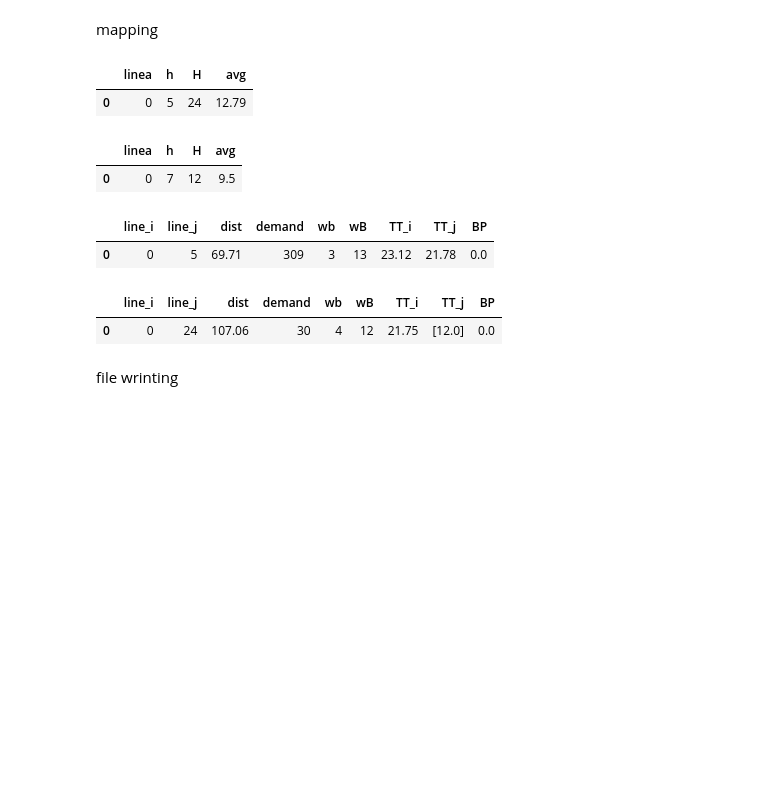
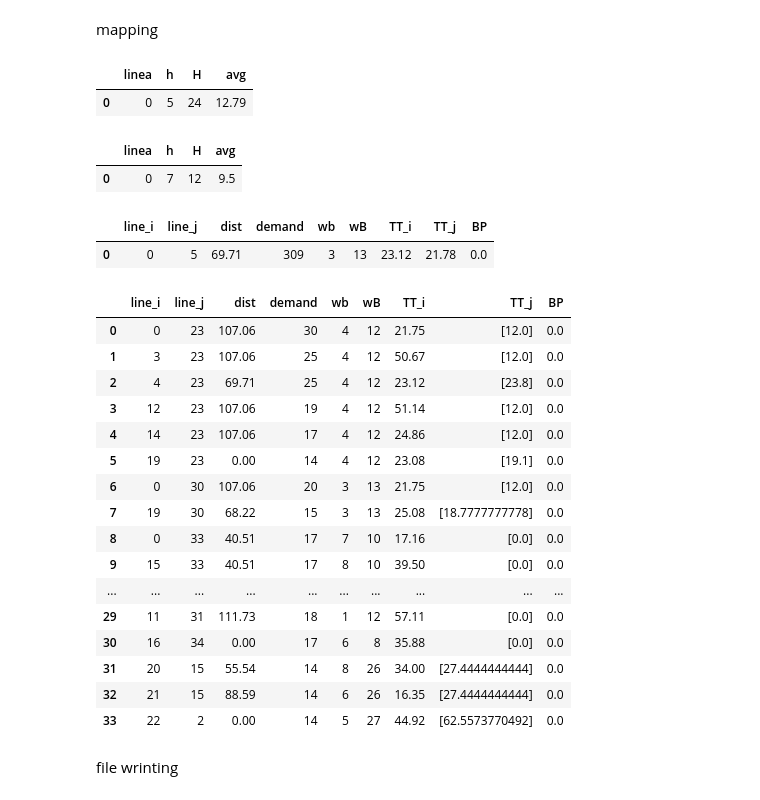
Before and after one commit to jonathan-murana/bus-generator, a Jupyter notebook: bus.ipynb, the cells around one changed output. Drawn from its saved outputs; the diff is of its cells as text; code cells hidden in the pictures; blank space fills up the shorter version.

```diff
--- a/bus.ipynb
+++ b/bus.ipynb
@@ -584,0 +544,17 @@ display(points_1200_1400.head(100))
+# %%
+def filter_out_of_period(points,frecs):
+    frecs = frecs[frecs['avg'] < 60]
+    points = points[ points['line_i'].isin(frecs['linea'])
+                    &
+                    points['line_j'].isin(frecs['linea'])
+                    ]
+
+    return points,frecs
+
+
+points_1200_1400,frequencies_1200_1400 = filter_out_of_period(points_1200_1400,frequencies_1200_1400)
+
+display(points_1200_1400.head())
+display(frequencies_1200_1400.head())
+#display(points_all_day.head(100))
+#display(points_1200_1400.head(100))
@@ -645,35 +634,50 @@ def mapping(points,frec_h_H_avg):
 
 
 
 
 points_all_day_mapped, frequencies_all_day_mapped = mapping(points_all_day,frequencies_all_day)
 points_1200_1400_mapped, frequencies_1200_1400_mapped = mapping(points_1200_1400,frequencies_1200_1400)
 
 display(frequencies_all_day_mapped.head(1))
 display(frequencies_1200_1400_mapped.head(1))
 
 display(points_all_day_mapped.head(1))
-display(points_1200_1400_mapped.head(1))
+display(points_1200_1400_mapped.head(50))
 
 #display(frec_h_H_avg_ids)
 #frec_h_H_avg_ids.round(2)
 
 #redondeado_points_con_ids=points_con_ids.round(2)
 #redondeado_frec_h_H_avg_ids=frec_h_H_avg_ids.round(2)
 
 
 #redondeado_frec_h_H_avg_ids.to_csv("frecuencias.csv", sep='\t', encoding='utf-8', index=False, header=False)
 
 #redondeado_points_con_ids.to_csv("points.csv", sep='\t', encoding='utf-8', index=False, header=False)
 # %% [output]
 |  | linea | h | H | avg |
 | 0 | 0 | 5 | 24 | 12.79 |
 |  | linea | h | H | avg |
 | 0 | 0 | 7 | 12 | 9.5 |
 |  | line_i | line_j | dist | demand | wb | wB | TT_i | TT_j | BP |
 | 0 | 0 | 5 | 69.71 | 309 | 3 | 13 | 23.12 | 21.78 | 0.0 |
 |  | line_i | line_j | dist | demand | wb | wB | TT_i | TT_j | BP |
-| 0 | 0 | 24 | 107.06 | 30 | 4 | 12 | 21.75 | [12.0] | 0.0 |
+| 0 | 0 | 23 | 107.06 | 30 | 4 | 12 | 21.75 | [12.0] | 0.0 |
+| 1 | 3 | 23 | 107.06 | 25 | 4 | 12 | 50.67 | [12.0] | 0.0 |
+| 2 | 4 | 23 | 69.71 | 25 | 4 | 12 | 23.12 | [23.8] | 0.0 |
+| 3 | 12 | 23 | 107.06 | 19 | 4 | 12 | 51.14 | [12.0] | 0.0 |
+| 4 | 14 | 23 | 107.06 | 17 | 4 | 12 | 24.86 | [12.0] | 0.0 |
+| 5 | 19 | 23 | 0.00 | 14 | 4 | 12 | 23.08 | [19.1] | 0.0 |
+| 6 | 0 | 30 | 107.06 | 20 | 3 | 13 | 21.75 | [12.0] | 0.0 |
+| 7 | 19 | 30 | 68.22 | 15 | 3 | 13 | 25.08 | [18.7777777778] | 0.0 |
+| 8 | 0 | 33 | 40.51 | 17 | 7 | 10 | 17.16 | [0.0] | 0.0 |
+| 9 | 15 | 33 | 40.51 | 17 | 8 | 10 | 39.50 | [0.0] | 0.0 |
+| ... | ... | ... | ... | ... | ... | ... | ... | ... | ... |
+| 29 | 11 | 31 | 111.73 | 18 | 1 | 12 | 57.11 | [0.0] | 0.0 |
+| 30 | 16 | 34 | 0.00 | 17 | 6 | 8 | 35.88 | [0.0] | 0.0 |
+| 31 | 20 | 15 | 55.54 | 14 | 8 | 26 | 34.00 | [27.4444444444] | 0.0 |
+| 32 | 21 | 15 | 88.59 | 14 | 6 | 26 | 16.35 | [27.4444444444] | 0.0 |
+| 33 | 22 | 2 | 0.00 | 14 | 5 | 27 | 44.92 | [62.5573770492] | 0.0 |
 # %% [markdown]
 file wrinting
 # %%
```
Also changed, not shown: parts of 19 cells of this notebook, 2 other files.
